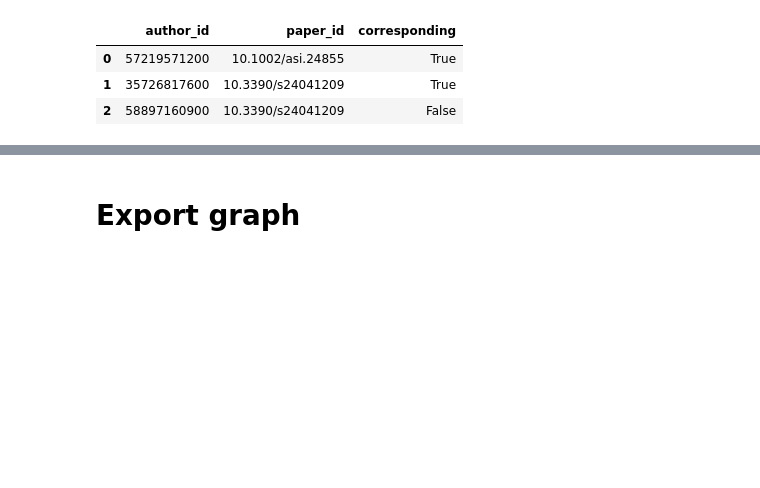
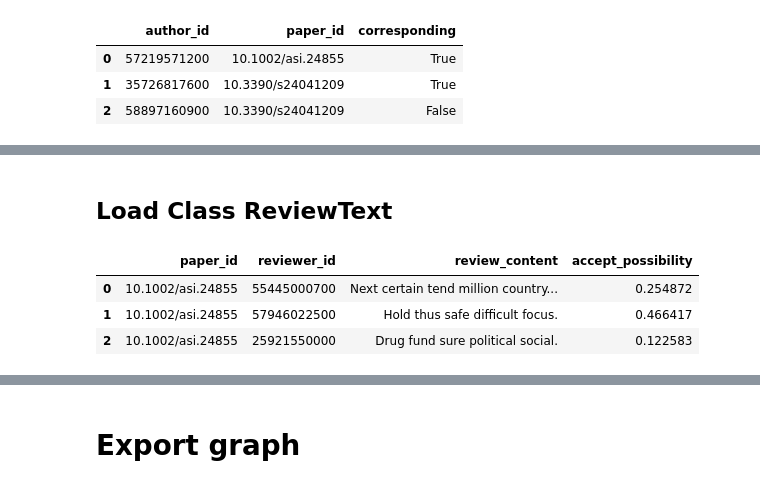
Before and after one commit to Ziyong-Zhang/SDM_lab2, a Jupyter notebook: scripts/SDM_Lab2_Abox.ipynb, the cells around one changed output, grey strips where cells are left out. Saved outputs shown, nothing was run; the diff lists cells and outputs as text; code cells hidden in the pictures; blank space fills up the shorter version.

```diff
--- a/scripts/SDM_Lab2_Abox.ipynb
+++ b/scripts/SDM_Lab2_Abox.ipynb
@@ -222,0 +404,9 @@ process_authors_papers(dataframes['author_write'])
+# %% [markdown]
+## Load Class ReviewText
+# %%
+dataframes['author_review'].head(3)
+# %% [output]
+|  | paper_id | reviewer_id | review_content | accept_possibility |
+| 0 | 10.1002/asi.24855 | 55445000700 | Next certain tend million country... | 0.254872 |
+| 1 | 10.1002/asi.24855 | 57946022500 | Hold thus safe difficult focus. | 0.466417 |
+| 2 | 10.1002/asi.24855 | 25921550000 | Drug fund sure political social. | 0.122583 |
```
Also changed, not shown: parts of 36 cells of this notebook.
